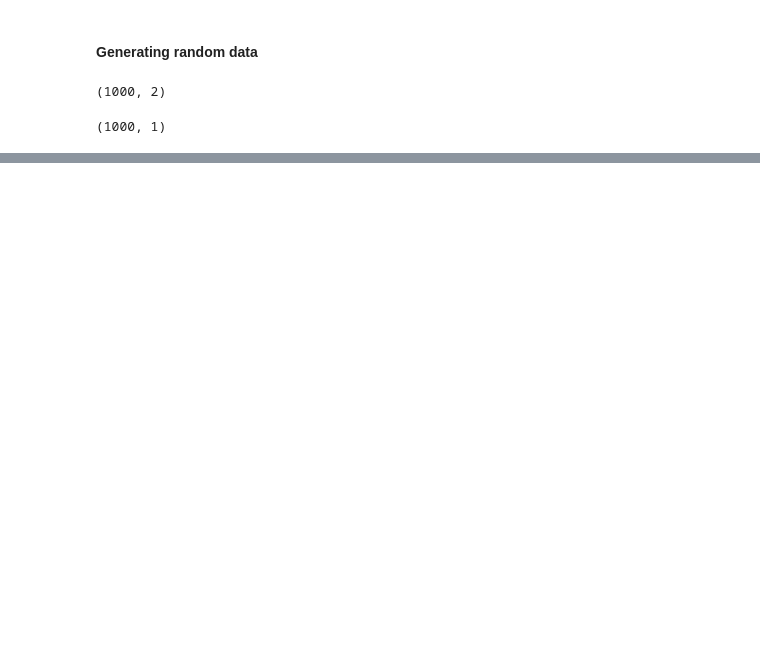
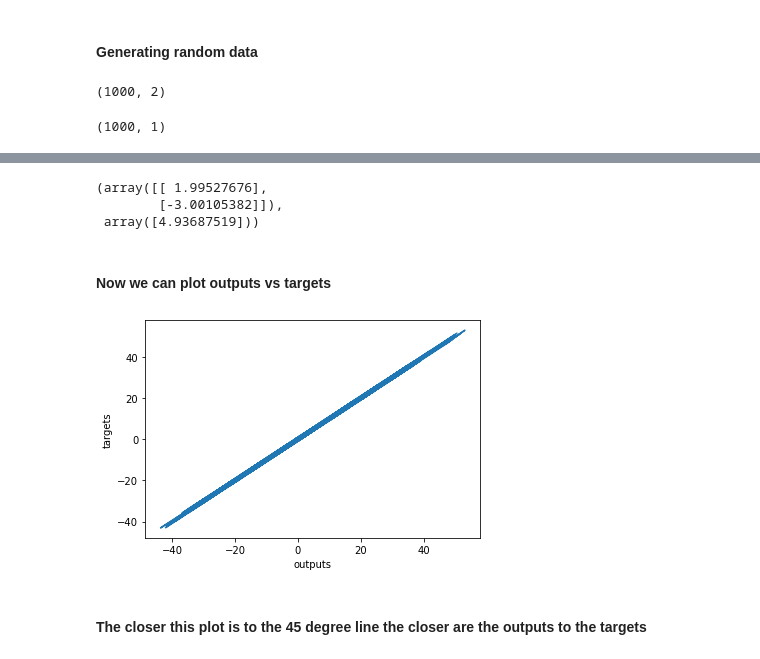
Before and after one commit to tomasz-urban/Jupyter, a Jupyter notebook: DS_bootcamp/deep_learning/simple_example_deep_learning.ipynb, the cells around one changed output, grey strips where cells are left out. Saved outputs shown, nothing was run; the diff lists cells and outputs as text; code cells hidden in the pictures; blank space fills up the shorter version.

```diff
--- a/DS_bootcamp/deep_learning/simple_example_deep_learning.ipynb
+++ b/DS_bootcamp/deep_learning/simple_example_deep_learning.ipynb
@@ -50,0 +53,11 @@ learning_rate = 0.02
+# %%
+for i in range(100):
+    outputs = np.dot(inputs,weights) + biases
+    deltas = outputs - targets
+
+    loss = np.sum(deltas**2)/2/observations
+    print(loss)
+
+    deltas_scaled = deltas/observations
+    weights = weights - learning_rate*np.dot(inputs.T,deltas_scaled)
+    biases = biases - learning_rate*np.sum(deltas_scaled)
@@ -50,0 +92,11 @@ learning_rate = 0.02
+# %%
+for i in range(100):
+    outputs = np.dot(inputs,weights) + biases
+    deltas = outputs - targets
+
+    loss = np.sum(deltas**2)/2/observations
+    print(loss)
+
+    deltas_scaled = deltas/observations
+    weights = weights - learning_rate*np.dot(inputs.T,deltas_scaled)
+    biases = biases - learning_rate*np.sum(deltas_scaled)
@@ -50,0 +121,17 @@ learning_rate = 0.02
+# %%
+weights, biases
+# %% [output]
+(array([[ 1.99527676],
+        [-3.00105382]]),
+ array([4.93687519]))
+# %% [markdown]
+#### Now we can plot outputs vs targets
+# %%
+plt.plot(outputs, targets)
+plt.xlabel('outputs')
+plt.ylabel('targets')
+plt.show();
+# %% [output]
+[figure, added]
+# %% [markdown]
+#### The closer this plot is to the 45 degree line the closer are the outputs to the targets
```
Also changed, not shown: parts of 8 cells of this notebook.
